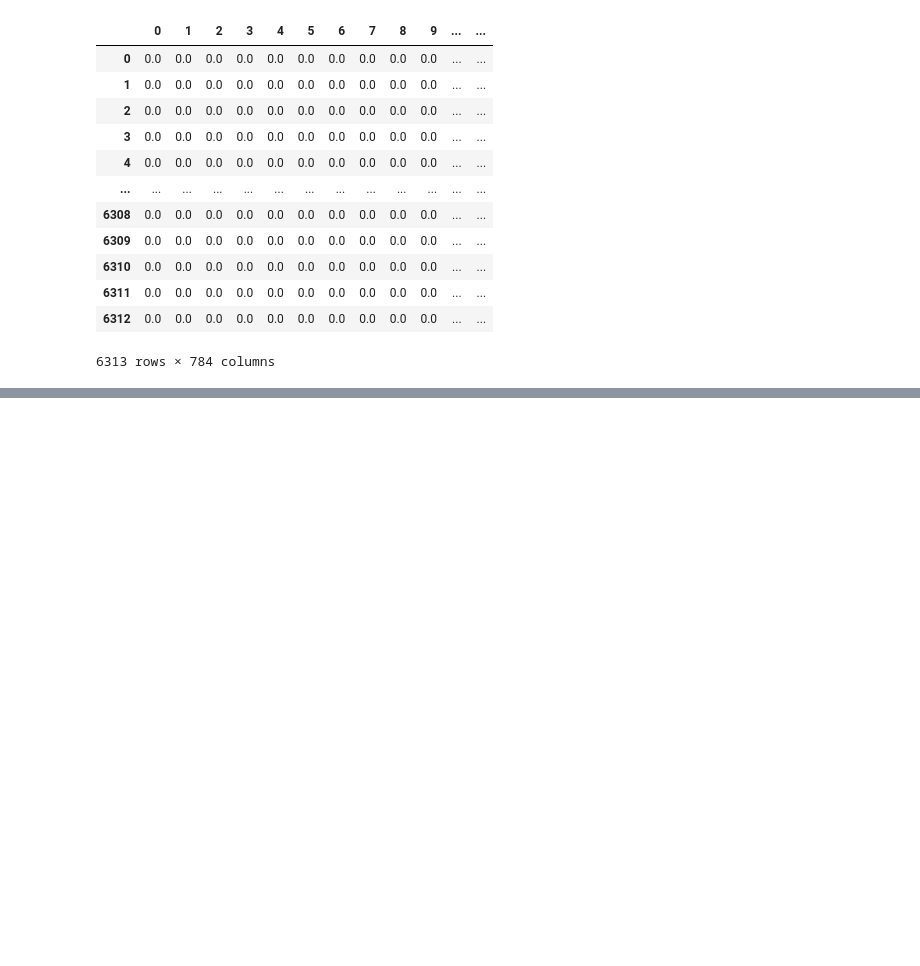
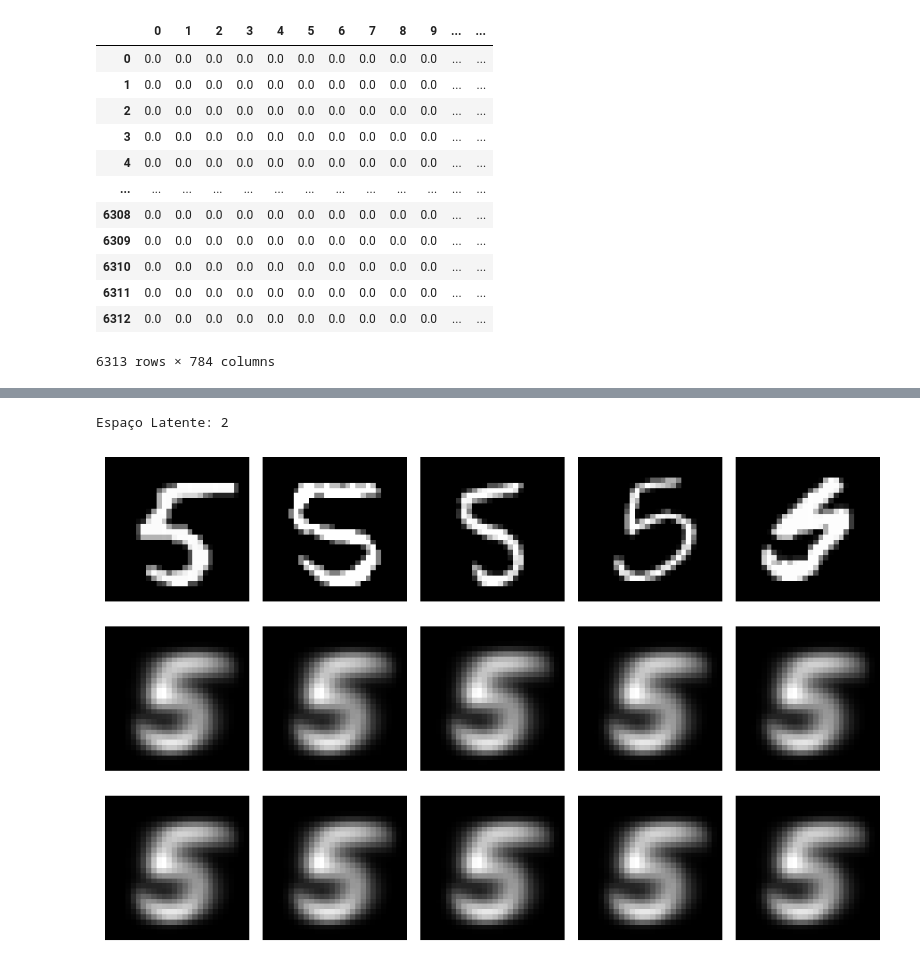
Before and after one commit to Lucasaraga0/ama_prob, a Jupyter notebook: amaprob_trab4/lista4.ipynb, the cells around one changed output, grey strips where cells are left out. Drawn from its saved outputs; the diff is of its cells as text; code cells hidden in the pictures; blank space fills up the shorter version.

```diff
--- a/amaprob_trab4/lista4.ipynb
+++ b/amaprob_trab4/lista4.ipynb
@@ -224,2 +269,0 @@ array([[0., 0.],
-# %%
-reconstructedX = model_mnist.reconstruct(Z)
@@ -227,0 +270,38 @@ np.save("reconstructed_X.npy", reconstructedX)
+# %%
+X_train, X_test = train_test_split(data_mnist, test_size=0.2, random_state=42)
+# %%
+X_min, X_max = X_train.min().min(), X_train.max().max()
+# %%
+def treinao(L):
+    D = X_train.shape[1]
+
+    A = np.random.randn(D, L)
+    Q, _ = np.linalg.qr(A)
+    W0 = Q
+
+    mu = np.mean(X_train, axis=0)
+    mu = np.asarray(mu)
+    var_mean = np.mean(np.var(X_train, axis=0))
+    sigma0 = 0.1 * var_mean
+
+    model_mnist = PPCA_EM(mu=mu, W0=W0, sigma0=sigma0)
+    model_mnist.train(X=X_train, epochs=300)
+
+    n_samples = 5
+    X_subset = X_test[:n_samples]
+    Z = model_mnist.project(X=X_subset)
+    reconstructedX = model_mnist.reconstruct(Z, noisy= False)
+    generated = model_mnist.generate(n_samples=n_samples)
+
+    reconstructedX_norm = np.clip((reconstructedX - X_min) / (X_max - X_min), 0, 1)
+
+    generated_norm = np.clip((generated - X_min) / (X_max - X_min), 0, 1)
+
+    X_subset = np.asarray(X_subset)
+    print(f"Espaço Latente: {L}")
+    show_images(X_subset, reconstructedX_norm, generated_norm, n=n_samples)
+# %%
+treinao(L = 2)
+# %% [output]
+Espaço Latente: 2
+[figure, added]
```
Also changed, not shown: parts of 18 cells of this notebook, 3 other files.
